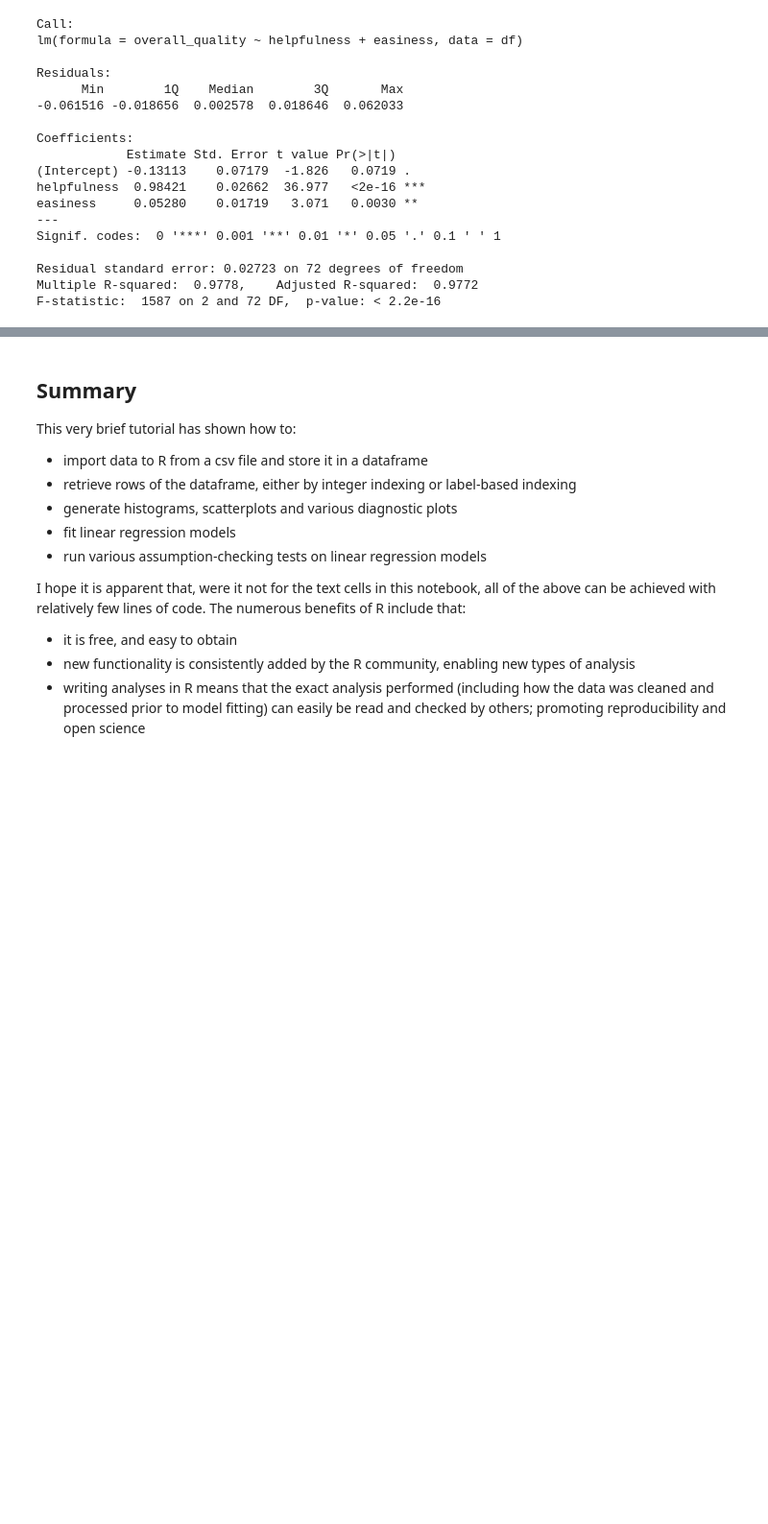
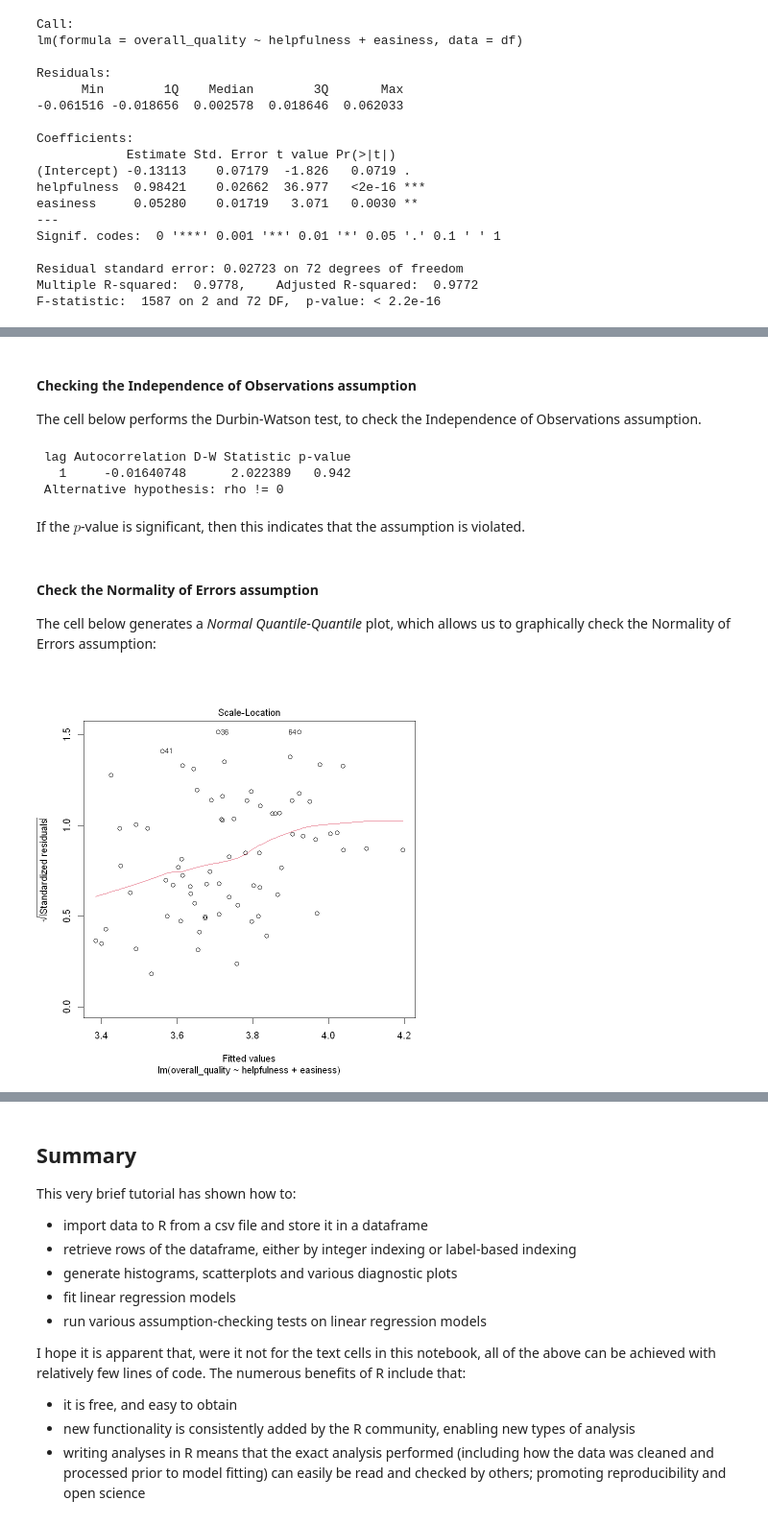
Before and after one commit to pxr687/r_tutorials, a Jupyter notebook: GLM.1_Linear_Regression.ipynb, the cells around one changed output, grey strips where cells are left out. Shown at 96% size. Drawn from its saved outputs; the diff is of its cells as text; code cells hidden in the pictures; blank space fills up the shorter version.

```diff
--- a/GLM.1 Linear_Regression.ipynb
+++ b/GLM.1_Linear_Regression.ipynb
@@ -539,0 +417,24 @@ F-statistic:  1049 on 3 and 71 DF,  p-value: < 2.2e-16
+# %% [markdown]
+#### Checking the Independence of Observations assumption
+
+The cell below performs the Durbin-Watson test, to check the Independence of Observations assumption.
+# %%
+# perform the Durbin Watson test, on the linear regression model
+durbin_wat_test = durbinWatsonTest(mod_3)
+
+# show the test results
+print(durbin_wat_test)
+# %% [output]
+ lag Autocorrelation D-W Statistic p-value
+   1     -0.01640748      2.022389   0.942
+ Alternative hypothesis: rho != 0
+# %% [markdown]
+If the $p$-value is significant, then this indicates that the assumption is violated.
+# %% [markdown]
+#### Check the Normality of Errors assumption
+
+The cell below generates a *Normal Quantile-Quantile* plot, which allows us to graphically check the Normality of Errors assumption:
+# %%
+plot(mod_2, which = 3)
+# %% [output]
+[figure, added]
```
Also changed, not shown: parts of 34 cells of this notebook, 2 other files.
